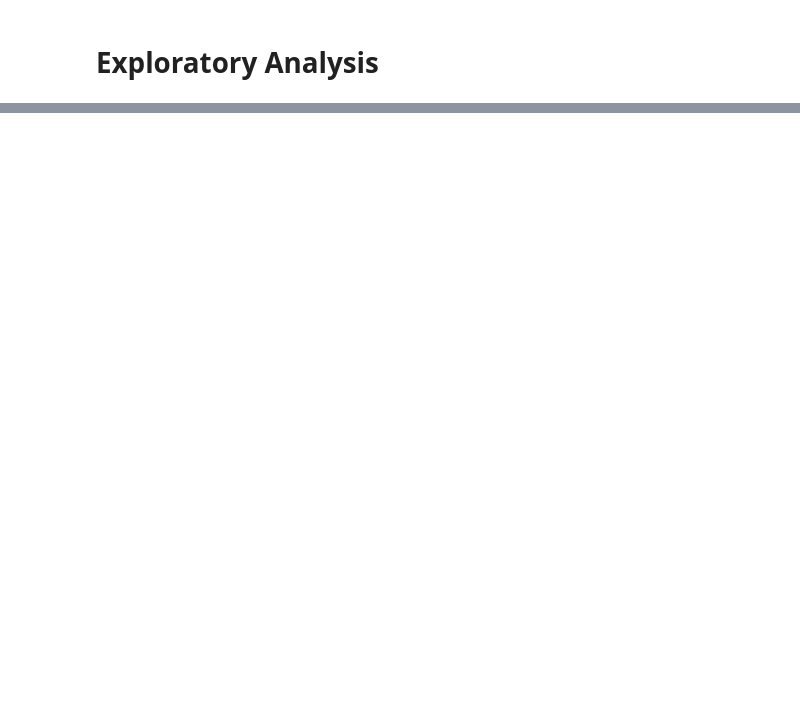
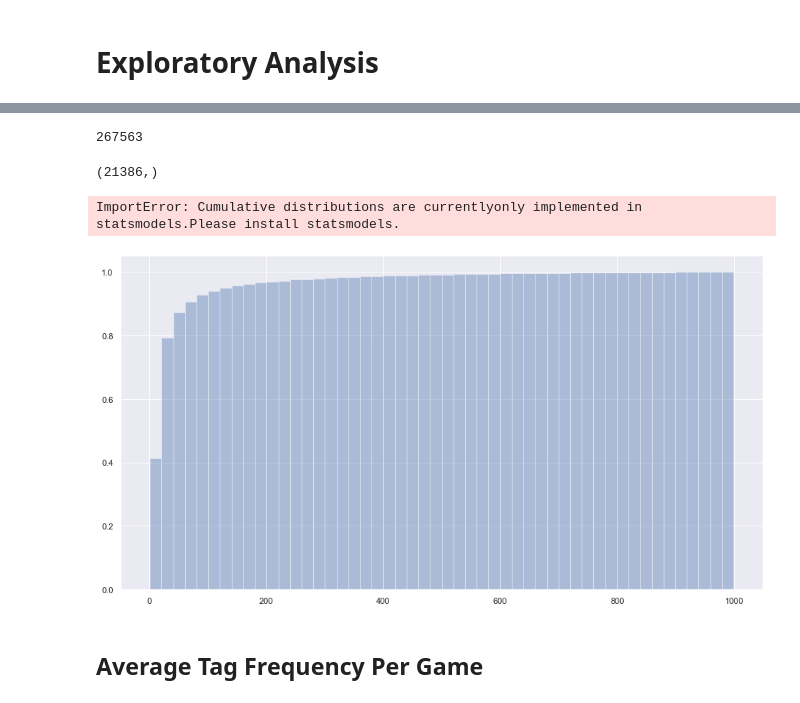
Before and after one commit to harpalsahota/DataScience, a Jupyter notebook: Recommendation_Systems/steam_games/notebooks/01_exploratory_anlaysis.ipynb, the cells around one changed output, grey strips where cells are left out. Saved outputs shown, nothing was run; the diff lists cells and outputs as text; code cells hidden in the pictures; blank space fills up the shorter version.

```diff
--- a/Recommendation_Systems/steam_games/notebooks/01_exploratory_anlaysis.ipynb
+++ b/Recommendation_Systems/steam_games/notebooks/01_exploratory_anlaysis.ipynb
@@ -13,0 +58,3 @@ os.chdir('..')
+# %%
+for i in np.linspace(0.05, 1, num=20):
+    print(f'Qauntile: {i:.2f}   Frequency: {np.quantile(tag_freqs, i)}')
@@ -13,0 +82,14 @@ os.chdir('..')
+# %%
+len(tag_freqs)
+# %% [output]
+267563
+# %%
+np.array(tag_freqs)[np.array(tag_freqs) > 100].shape
+# %% [output]
+(21386,)
+# %%
+kwargs = {'cumulative': True}
+sns.distplot([i for i in tag_freqs if i < 1000], hist_kws=kwargs, kde_kws=kwargs)
+# %% [output]
+ImportError: Cumulative distributions are currentlyonly implemented in statsmodels.Please install statsmodels.
+[figure, added]
@@ -13,0 +98,2 @@ os.chdir('..')
+# %% [markdown]
+## Average Tag Frequency Per Game
```
Also changed, not shown: parts of 51 cells of this notebook, 2 other files.
